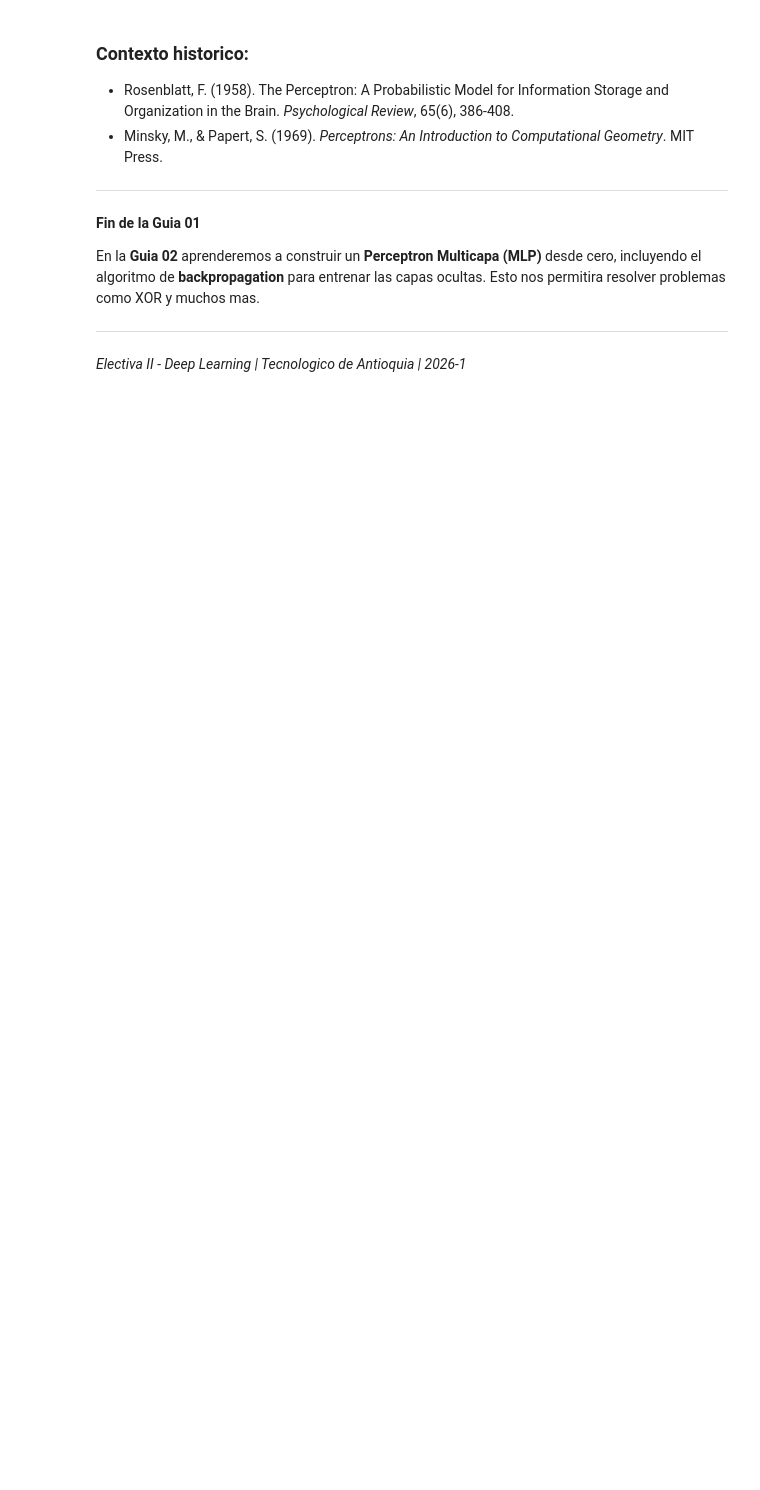
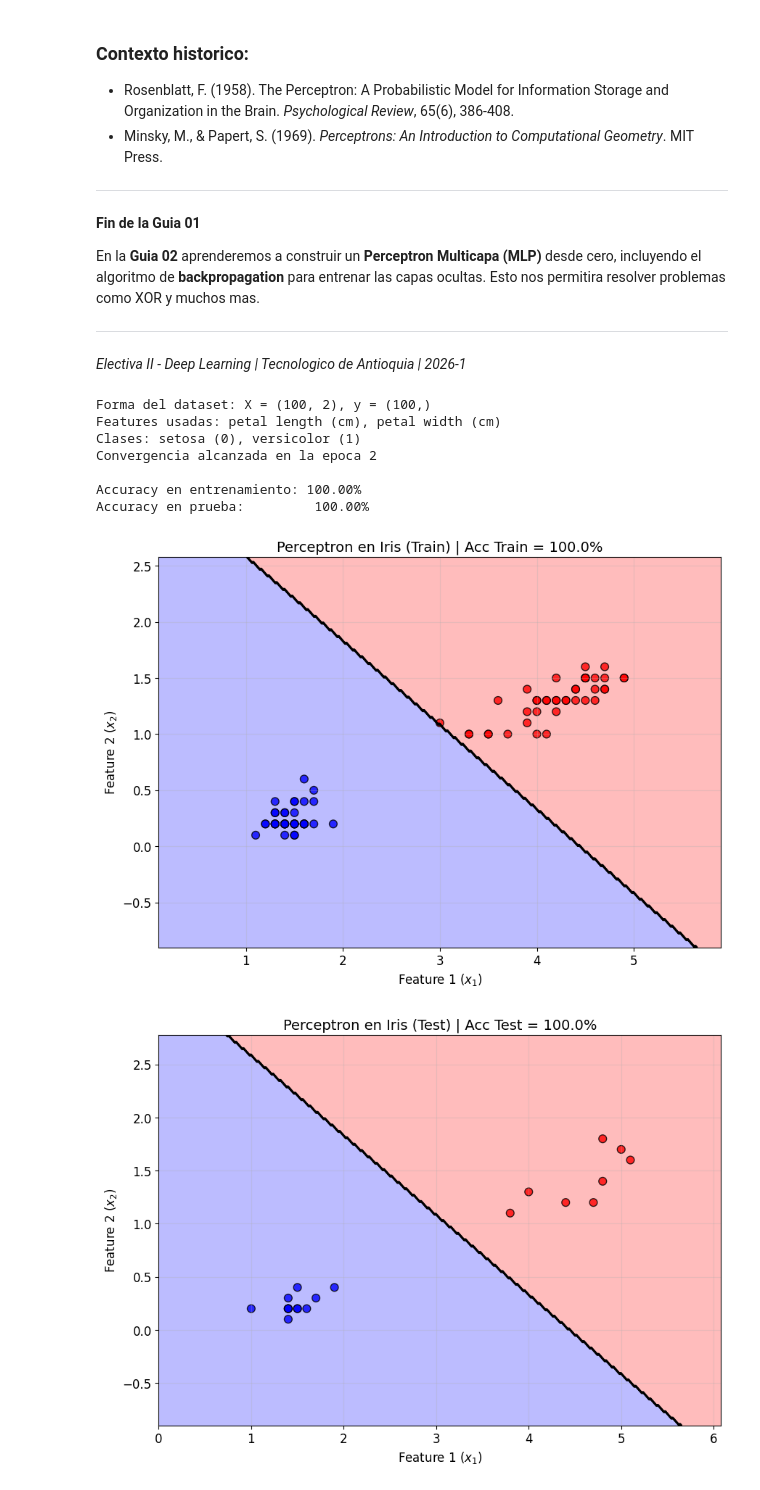
Before and after one commit to juliangaleano189-cloud/deep-learning-2-TdeA, a Jupyter notebook: guias/Guia_01_Fundamentos_DL_Perceptron.ipynb, the cells around one changed output. Cells and saved outputs as stored; diff of their text form; code cells hidden in the pictures; blank space fills up the shorter version.

```diff
--- a/guias/Guia_01_Fundamentos_DL_Perceptron.ipynb
+++ b/guias/Guia_01_Fundamentos_DL_Perceptron.ipynb
@@ -1489,3 +1489,78 @@ En la **Guia 02** aprenderemos a construir un **Perceptron Multicapa (MLP)** des
 ---
 
 *Electiva II - Deep Learning | Tecnologico de Antioquia | 2026-1*
+# %%
+from sklearn.datasets import load_iris
+from sklearn.model_selection import train_test_split
+from sklearn.metrics import accuracy_score
+
+# ============================================================
+# RETO EXTRA: PERCEPTRON CON DATASET IRIS
+# ============================================================
+
+# ============================================================
+# Paso 1: Cargar el dataset Iris
+# ============================================================
+iris = load_iris()
+
+# ============================================================
+# Paso 2: Seleccionar solo las clases 0 (setosa) y 1 (versicolor)
+# ============================================================
+mascara = iris.target < 2
+
+# ============================================================
+# Paso 3: Seleccionar solo las features 2 y 3 (largo y ancho del petalo)
+# ============================================================
+X_iris = iris.data[mascara][:, 2:4]
+y_iris = iris.target[mascara]
+
+print(f"Forma del dataset: X = {X_iris.shape}, y = {y_iris.shape}")
+print(f"Features usadas: {iris.feature_names[2]}, {iris.feature_names[3]}")
+print(f"Clases: {iris.target_names[0]} (0), {iris.target_names[1]} (1)")
+
+# ==========================================================
+# Paso 4: Dividir en entrenamiento y prueba (80/20)
+# ============================================================
+X_train, X_test, y_train, y_test = train_test_split(
+    X_iris, y_iris, test_size=0.2, random_state=42
+)
+
+# ============================================================
+# Paso 5: Entrenar el Perceptron
+# ============================================================
+perceptron_iris = Perceptron(learning_rate=0.01, n_epochs=100)
+perceptron_iris.fit(X_train, y_train)
+
+# ============================================================
+# Paso 6: Evaluar el accuracy
+# ============================================================
+acc_train = accuracy_score(y_train, perceptron_iris.predict(X_train))
+acc_test = accuracy_score(y_test, perceptron_iris.predict(X_test))
+
+print(f"\nAccuracy en entrenamiento: {acc_train * 100:.2f}%")
+print(f"Accuracy en prueba:         {acc_test * 100:.2f}%")
+
+# ============================================================
+# Paso 7: Visualizar la frontera de decision
+# =========================================================
+plot_decision_boundary(
+    X_train, y_train, perceptron_iris,
+    title=f'Perceptron en Iris (Train) | Acc Train = {acc_train*100:.1f}%'
+)
+plt.show()
+
+plot_decision_boundary(
+    X_test, y_test, perceptron_iris,
+    title=f'Perceptron en Iris (Test) | Acc Test = {acc_test*100:.1f}%'
+)
+plt.show()
+# %% [output]
+Forma del dataset: X = (100, 2), y = (100,)
+Features usadas: petal length (cm), petal width (cm)
+Clases: setosa (0), versicolor (1)
+Convergencia alcanzada en la epoca 2
+
+Accuracy en entrenamiento: 100.00%
+Accuracy en prueba:         100.00%
+[figure, added]
+[figure, added]
```
